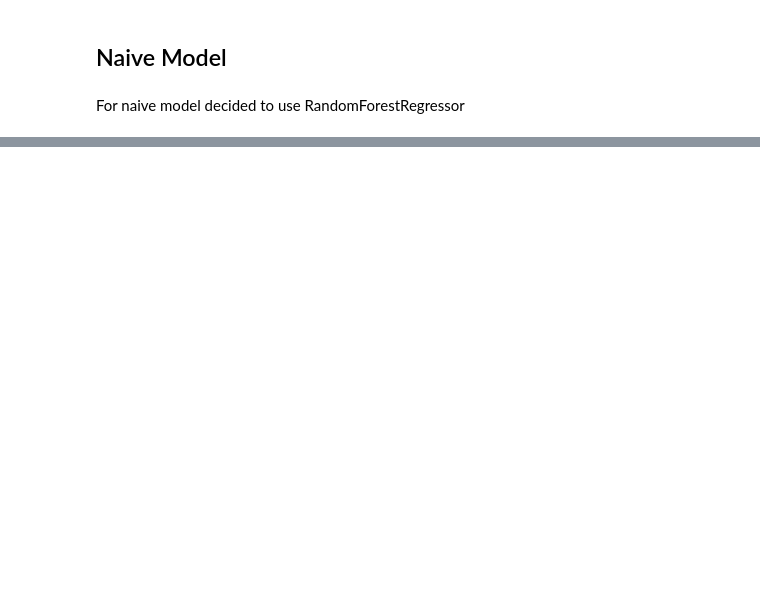
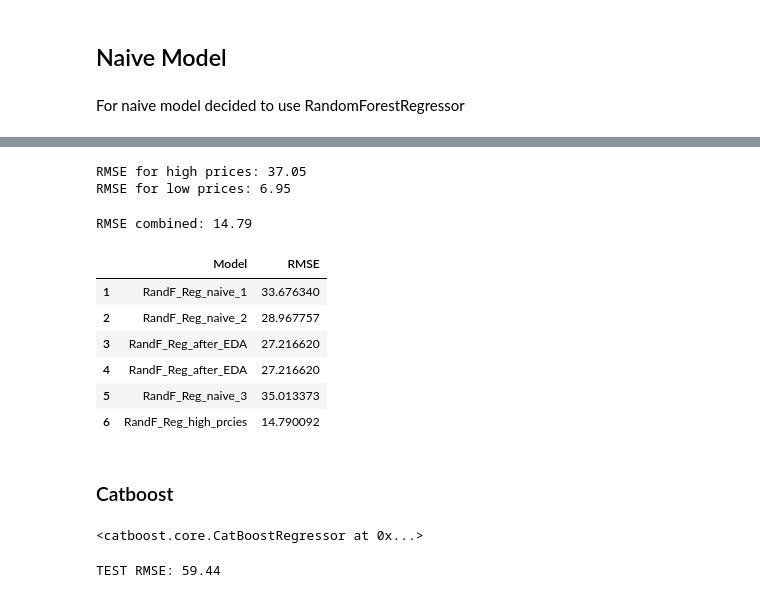
Before and after one commit to serfrol/SkillFactory, a Jupyter notebook: module_9/Amazon_Toy_Price_Prediction_ML_&_DL.ipynb, the cells around one changed output, grey strips where cells are left out. Cells and saved outputs as stored; diff of their text form; code cells hidden in the pictures; blank space fills up the shorter version.

```diff
--- a/module_9/Amazon_Toy_Price_Prediction_ML_&_DL.ipynb
+++ b/module_9/Amazon_Toy_Price_Prediction_ML_&_DL.ipynb
@@ -346,0 +529,10 @@ result_df
+# %%
+y = df_aprices['price']
+X = df_aprices.drop(['price'], axis=1)
+X_train, X_test, y_train, y_test = train_test_split(X, y, test_size=0.2, random_state=SEED)
+# %%
+rf_hpredict = randf_hprices.predict(X_test[df_hprices.drop(['price'], axis=1).columns][X_test.manufacturer_check == 1])
+rf_lpredict = randf_lprices.predict(X_test[df_lprices.drop(['price'], axis=1).columns][X_test.manufacturer_check == 0])
+# %%
+h_index = X_test[X_test.manufacturer_check == 1].index
+l_index = X_test[X_test.manufacturer_check == 0].index
@@ -346,0 +544,25 @@ result_df
+# %%
+predict_df = pd.DataFrame(data={'pred': list(rf_hpredict)+list(rf_lpredict), 'true': list(y_test[y_test.index.isin(h_index)])+list(y_test[y_test.index.isin(l_index)])}, columns=['pred', 'true'])
+# %%
+print(f"RMSE for high prices: {rmse(rf_hpredict, y_test[y_test.index.isin(h_index)]):0.2f}")
+print(f'RMSE for low prices: {rmse(rf_lpredict, y_test[y_test.index.isin(l_index)]):0.2f}')
+# %% [output]
+RMSE for high prices: 37.05
+RMSE for low prices: 6.95
+# %%
+print(f"RMSE combined: {(rmse(predict_df['pred'], predict_df['true'])):0.2f}")
+# %% [output]
+RMSE combined: 14.79
+# %%
+result_df = fill_result(result_df, 'RandF_Reg_high_prcies', (rmse(predict_df['pred'], predict_df['true'])))
+result_df
+# %% [output]
+|  | Model | RMSE |
+| 1 | RandF_Reg_naive_1 | 33.676340 |
+| 2 | RandF_Reg_naive_2 | 28.967757 |
+| 3 | RandF_Reg_after_EDA | 27.216620 |
+| 4 | RandF_Reg_after_EDA | 27.216620 |
+| 5 | RandF_Reg_naive_3 | 35.013373 |
+| 6 | RandF_Reg_high_prcies | 14.790092 |
+# %% [markdown]
+### Catboost
@@ -346,0 +573,21 @@ result_df
+# %%
+cb_hprices = CatBoostRegressor(iterations = 5000,
+                        random_seed = SEED,
+                        eval_metric='RMSE',
+                        od_wait=500,
+                        train_dir='/content',
+                        ignored_features=['manufacturer_check'],
+                        )
+cb_hprices.fit(X_train, y_train,
+        eval_set=(X_test, y_test),
+        verbose_eval=False,
+        use_best_model=True,
+        #plot=True,
+        )
+# %% [output]
+<catboost.core.CatBoostRegressor at 0x...>
+# %%
+cb_hprices_predict = cb_hprices.predict(X_test)
+print(f"TEST RMSE: {(rmse(cb_hprices_predict, y_test)):0.2f}")
+# %% [output]
+TEST RMSE: 59.44
```
Also changed, not shown: parts of 77 cells of this notebook.
